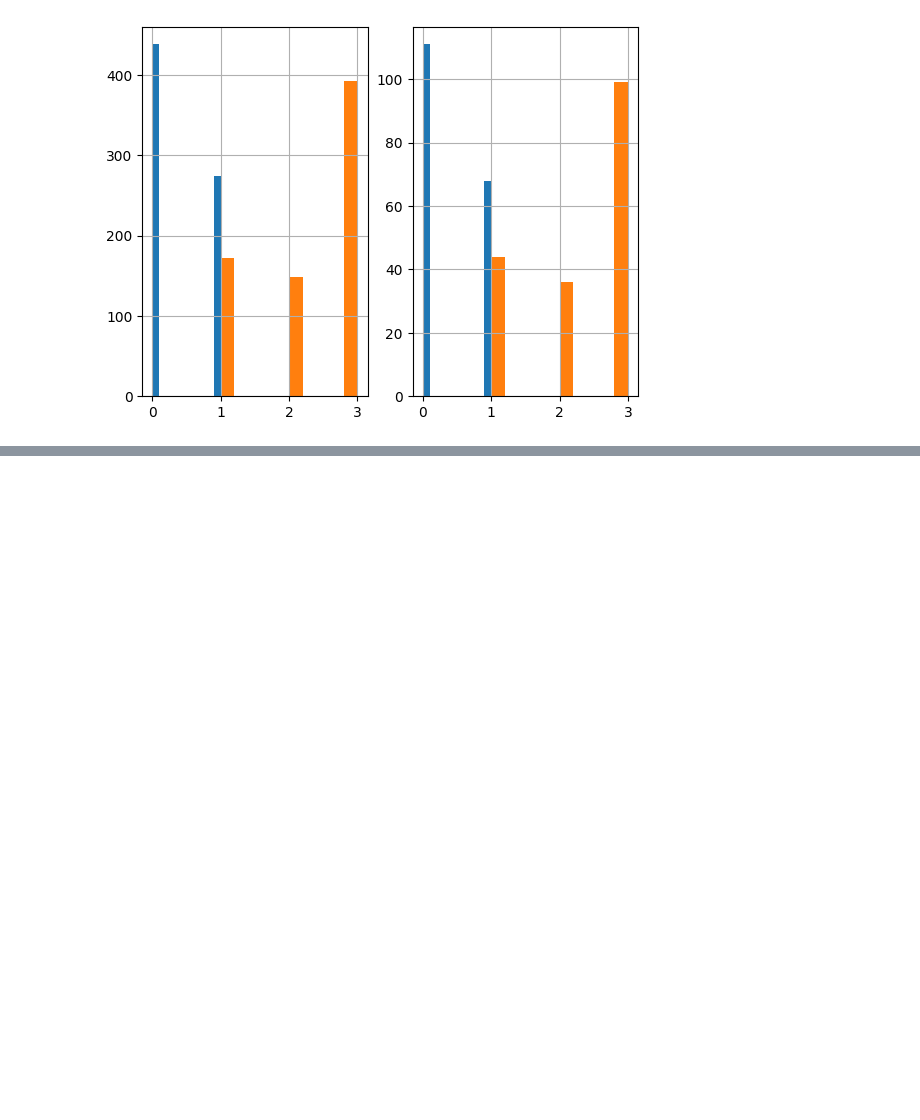
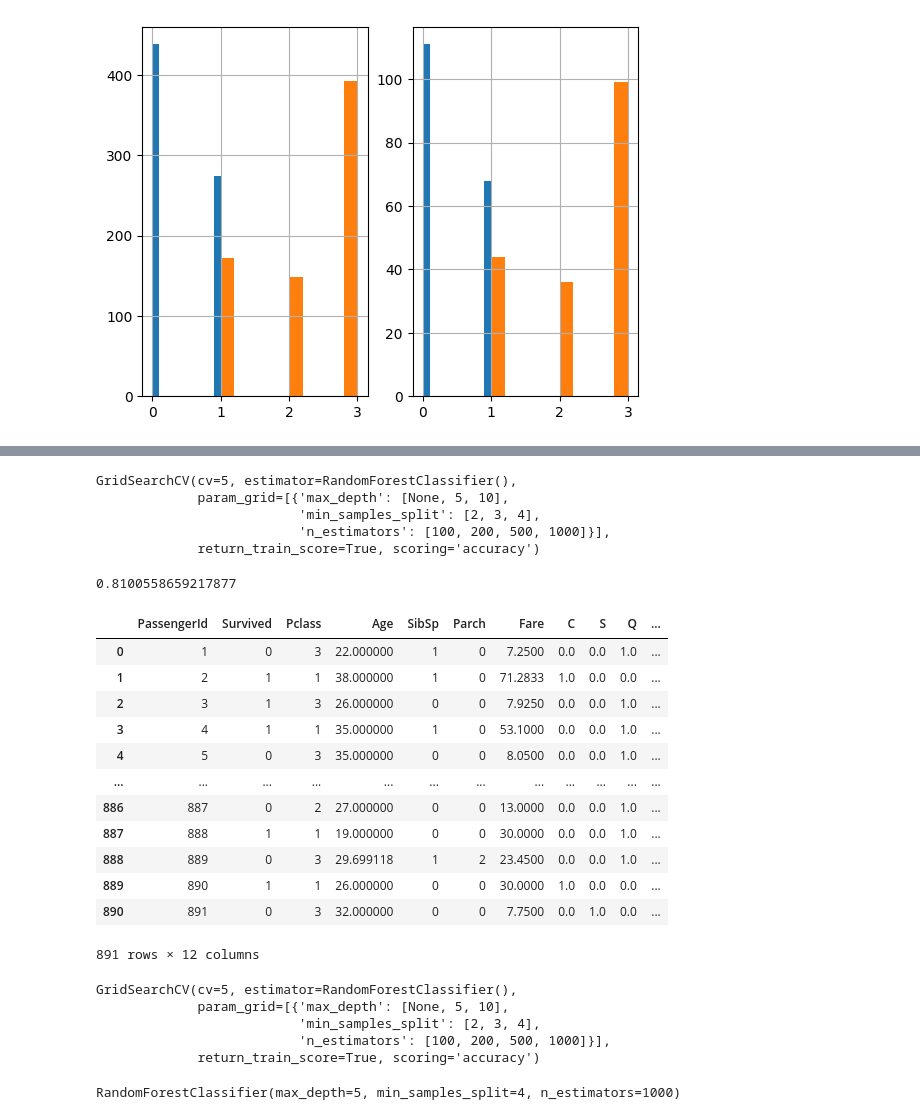
Before and after one commit to nimeshrisal/datascience, a Jupyter notebook: titanic_survivors/titanic.ipynb, the cells around one changed output, grey strips where cells are left out. Drawn from its saved outputs; the diff is of its cells as text; code cells hidden in the pictures; blank space fills up the shorter version.

```diff
--- a/titanic_survivors/titanic.ipynb
+++ b/titanic_survivors/titanic.ipynb
@@ -161,3 +161,23 @@ y = strat_train_set['Survived']
 scaler = StandardScaler()
 X_data = scaler.fit_transform(X)
 y_data = y.to_numpy()
+# %%
+from sklearn.ensemble import RandomForestClassifier
+from sklearn.model_selection import GridSearchCV
+
+clf = RandomForestClassifier()
+
+param_grid = [
+    {"n_estimators":[100, 200, 500, 1000], "max_depth":[None, 5, 10], "min_samples_split":[2,3,4]}
+]
+
+grid_search = GridSearchCV(clf, param_grid, cv=5, scoring="accuracy", return_train_score=True)
+grid_search.fit(X_data, y_data)
+# %% [output]
+GridSearchCV(cv=5, estimator=RandomForestClassifier(),
+             param_grid=[{'max_depth': [None, 5, 10],
+                          'min_samples_split': [2, 3, 4],
+                          'n_estimators': [100, 200, 500, 1000]}],
+             return_train_score=True, scoring='accuracy')
+# %%
+strat_test_set = pipeline.fit_transform(strat_test_set)
@@ -163,0 +191,22 @@ y_data = y.to_numpy()
+# %%
+final_clf.score(X_data_test, y_data_test)
+# %% [output]
+0.8100558659217877
+# %%
+final_data = pipeline.fit_transform(titanic_data)
+# %%
+final_data
+# %% [output]
+|  | PassengerId | Survived | Pclass | Age | SibSp | Parch | Fare | C | S | Q | ... |
+| 0 | 1 | 0 | 3 | 22.000000 | 1 | 0 | 7.2500 | 0.0 | 0.0 | 1.0 | ... |
+| 1 | 2 | 1 | 1 | 38.000000 | 1 | 0 | 71.2833 | 1.0 | 0.0 | 0.0 | ... |
+| 2 | 3 | 1 | 3 | 26.000000 | 0 | 0 | 7.9250 | 0.0 | 0.0 | 1.0 | ... |
+| 3 | 4 | 1 | 1 | 35.000000 | 1 | 0 | 53.1000 | 0.0 | 0.0 | 1.0 | ... |
+| 4 | 5 | 0 | 3 | 35.000000 | 0 | 0 | 8.0500 | 0.0 | 0.0 | 1.0 | ... |
+| ... | ... | ... | ... | ... | ... | ... | ... | ... | ... | ... | ... |
+| 886 | 887 | 0 | 2 | 27.000000 | 0 | 0 | 13.0000 | 0.0 | 0.0 | 1.0 | ... |
+| 887 | 888 | 1 | 1 | 19.000000 | 0 | 0 | 30.0000 | 0.0 | 0.0 | 1.0 | ... |
+| 888 | 889 | 0 | 3 | 29.699118 | 1 | 2 | 23.4500 | 0.0 | 0.0 | 1.0 | ... |
+| 889 | 890 | 1 | 1 | 26.000000 | 0 | 0 | 30.0000 | 1.0 | 0.0 | 0.0 | ... |
+| 890 | 891 | 0 | 3 | 32.000000 | 0 | 0 | 7.7500 | 0.0 | 1.0 | 0.0 | ... |
+891 rows × 12 columns
@@ -163,0 +220,15 @@ y_data = y.to_numpy()
+# %%
+prod_clf = RandomForestClassifier()
+
+param_grid = [
+    {"n_estimators":[100, 200, 500, 1000], "max_depth":[None, 5, 10], "min_samples_split":[2,3,4]}
+]
+
+grid_search = GridSearchCV(prod_clf, param_grid, cv=5, scoring="accuracy", return_train_score=True)
+grid_search.fit(X_data_final, y_data_final)
+# %% [output]
+GridSearchCV(cv=5, estimator=RandomForestClassifier(),
+             param_grid=[{'max_depth': [None, 5, 10],
+                          'min_samples_split': [2, 3, 4],
+                          'n_estimators': [100, 200, 500, 1000]}],
+             return_train_score=True, scoring='accuracy')
@@ -163,0 +237,4 @@ y_data = y.to_numpy()
+# %%
+prod_final_clf
+# %% [output]
+RandomForestClassifier(max_depth=5, min_samples_split=4, n_estimators=1000)
```
Also changed, not shown: parts of 14 cells of this notebook, 1 other file.
